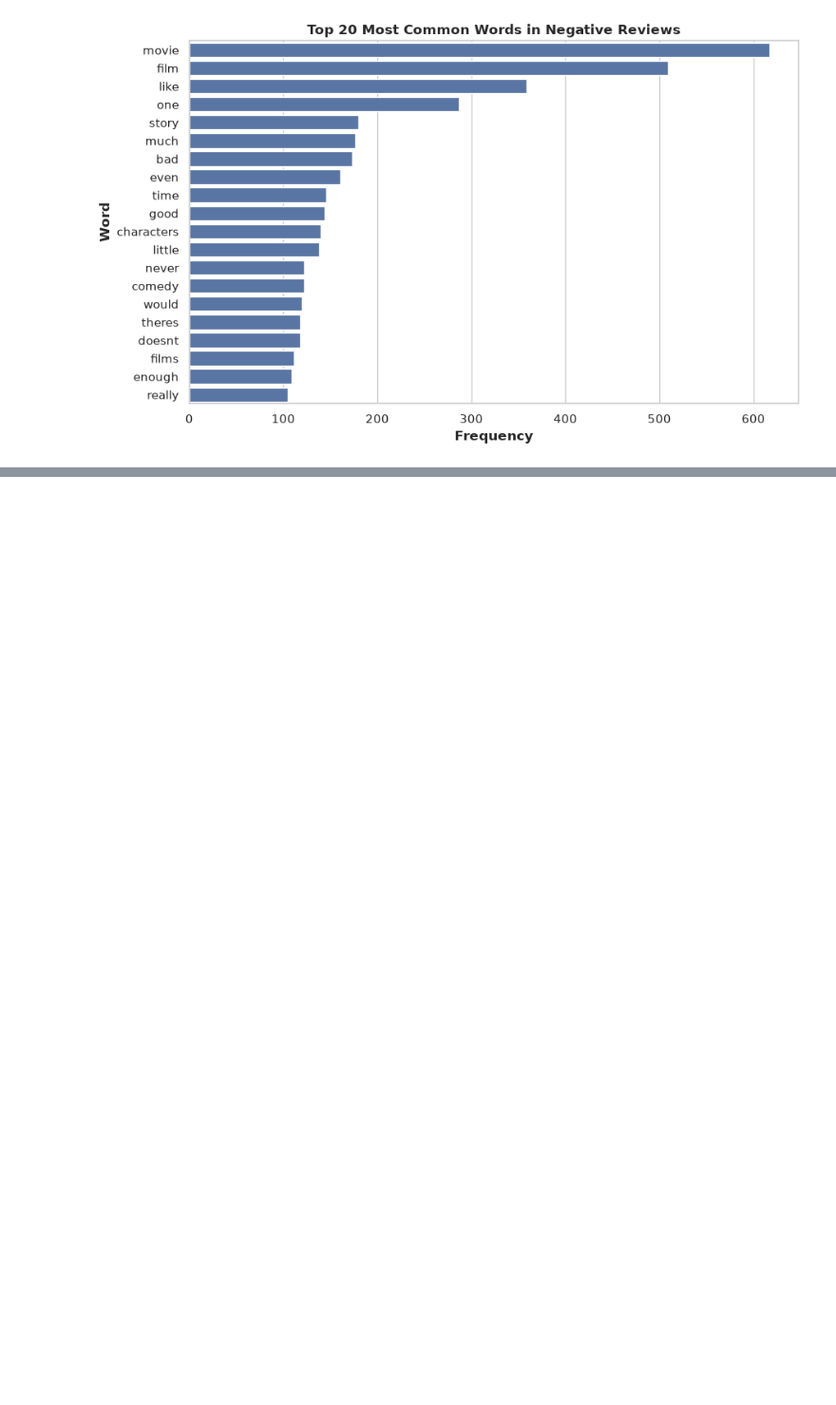
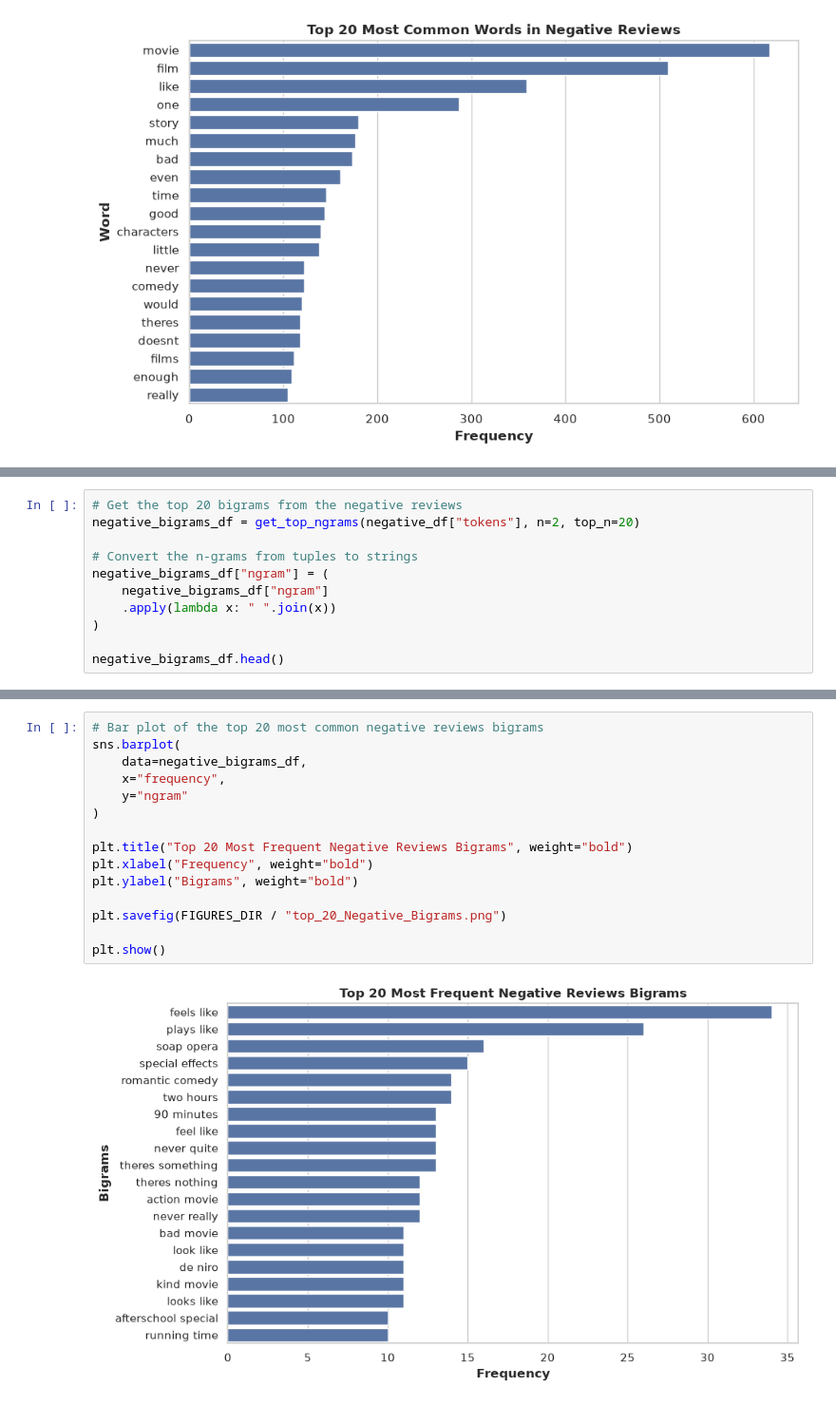
Before and after one commit to Alireza-Mirzadeh/llm-text-classification-benchmark, a Jupyter notebook: notebooks/01_eda_rotten_tomatoes.ipynb, the cells around one changed output, grey strips where cells are left out. Shown at 95% size. Cells and saved outputs as stored; diff of their text form; blank space fills up the shorter version.

```diff
--- a/notebooks/01_eda_rotten_tomatoes.ipynb
+++ b/notebooks/01_eda_rotten_tomatoes.ipynb
@@ -608,0 +752,11 @@ plt.show()
+# %%
+# Get the top 20 bigrams from the negative reviews
+negative_bigrams_df = get_top_ngrams(negative_df["tokens"], n=2, top_n=20)
+
+# Convert the n-grams from tuples to strings
+negative_bigrams_df["ngram"] = (
+    negative_bigrams_df["ngram"]
+    .apply(lambda x: " ".join(x))
+)
+
+negative_bigrams_df.head()
@@ -608,0 +770,17 @@ plt.show()
+# %%
+# Bar plot of the top 20 most common negative reviews bigrams
+sns.barplot(
+    data=negative_bigrams_df,
+    x="frequency",
+    y="ngram"
+)
+
+plt.title("Top 20 Most Frequent Negative Reviews Bigrams", weight="bold")
+plt.xlabel("Frequency", weight="bold")
+plt.ylabel("Bigrams", weight="bold")
+
+plt.savefig(FIGURES_DIR / "top_20_Negative_Bigrams.png")
+
+plt.show()
+# %% [output]
+[figure, added]
```
Also changed, not shown: parts of 23 cells of this notebook, 4 other files.
